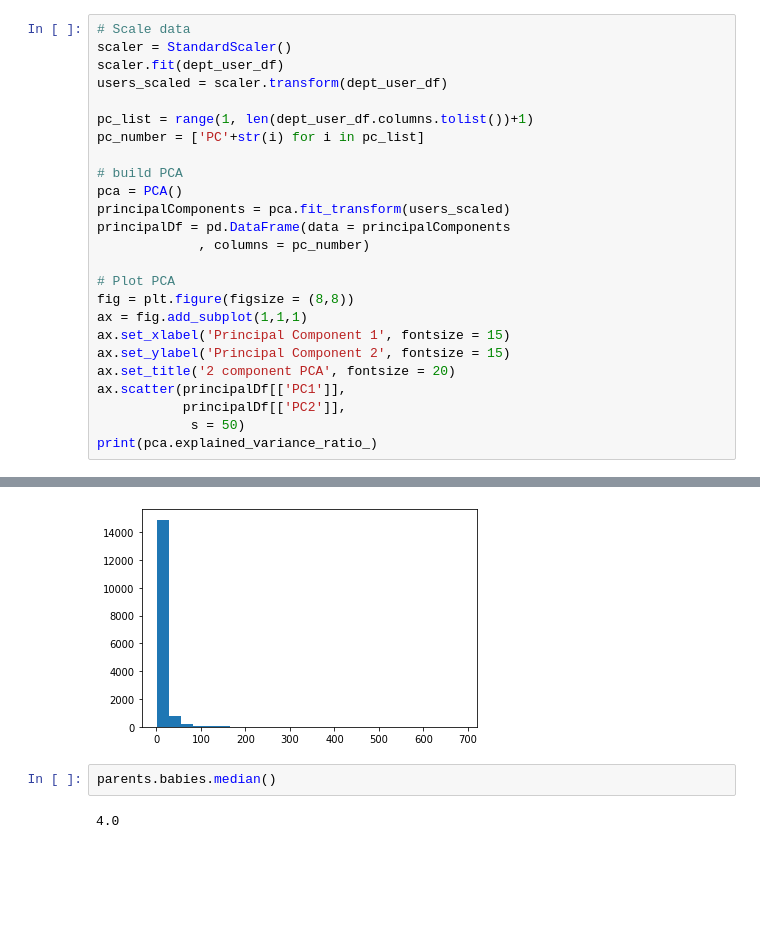
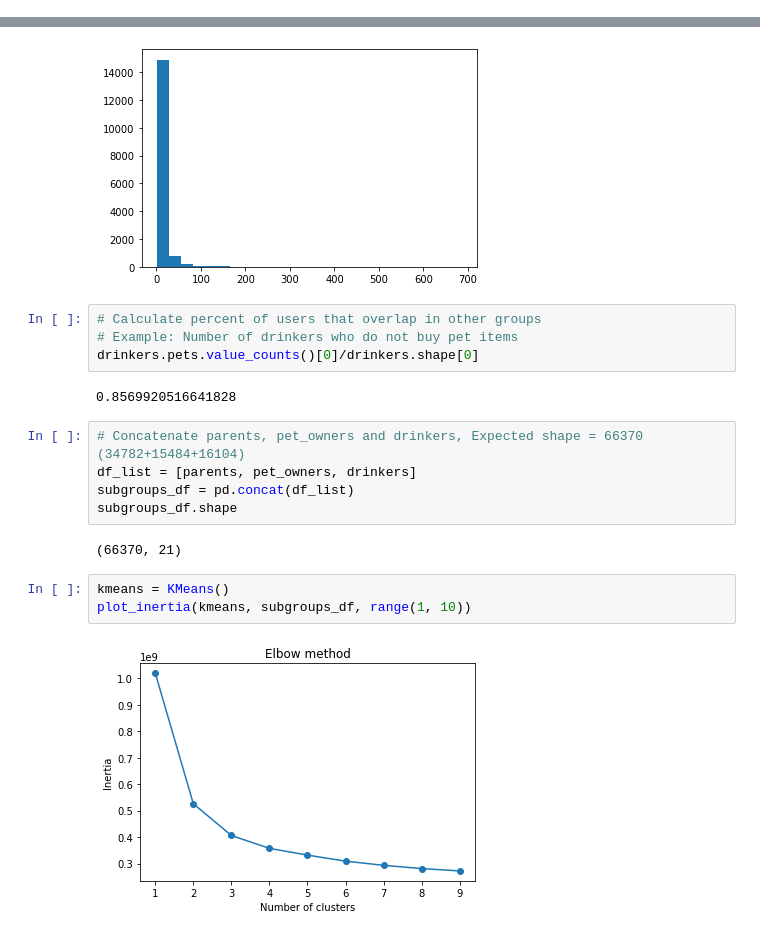
Before and after one commit to Josefa-Sullivan/Instacart, a Jupyter notebook: Zefa/K-Means, PCA Testing.ipynb, the cells around one changed output, grey strips where cells are left out. Cells and saved outputs as stored; diff of their text form; blank space fills up the shorter version.

```diff
--- a/Zefa/K-Means, PCA Testing.ipynb
+++ b/Zefa/K-Means, PCA Testing.ipynb
@@ -271,28 +248,3 @@ dtype: int64
 plot_silhouette(kmeans, dept_user_df)
 # %% [output]
 [figure]
-# %%
-# Scale data
-scaler = StandardScaler()
-scaler.fit(dept_user_df)
-users_scaled = scaler.transform(dept_user_df)
-
-pc_list = range(1, len(dept_user_df.columns.tolist())+1)
-pc_number = ['PC'+str(i) for i in pc_list]
-
-# build PCA
-pca = PCA()
-principalComponents = pca.fit_transform(users_scaled)
-principalDf = pd.DataFrame(data = principalComponents
-             , columns = pc_number)
-
-# Plot PCA
-fig = plt.figure(figsize = (8,8))
-ax = fig.add_subplot(1,1,1)
-ax.set_xlabel('Principal Component 1', fontsize = 15)
-ax.set_ylabel('Principal Component 2', fontsize = 15)
-ax.set_title('2 component PCA', fontsize = 20)
-ax.scatter(principalDf[['PC1']],
-           principalDf[['PC2']],
-            s = 50)
-print(pca.explained_variance_ratio_)
@@ -349,7 +307,21 @@ plt.hist(drinkers.alcohol, bins = 25)
         657.64, 685.  ]),
  <a list of 25 Patch objects>)
 [figure]
-# %%
-parents.babies.median()
-# %% [output]
-4.0
+# %%
+# Calculate percent of users that overlap in other groups
+# Example: Number of drinkers who do not buy pet items
+drinkers.pets.value_counts()[0]/drinkers.shape[0]
+# %% [output]
+0.8569920516641828
+# %%
+# Concatenate parents, pet_owners and drinkers, Expected shape = 66370 (34782+15484+16104)
+df_list = [parents, pet_owners, drinkers]
+subgroups_df = pd.concat(df_list)
+subgroups_df.shape
+# %% [output]
+(66370, 21)
+# %%
+kmeans = KMeans()
+plot_inertia(kmeans, subgroups_df, range(1, 10))
+# %% [output]
+[figure, added]
```
Also changed, not shown: parts of 25 cells of this notebook, 2 other files.
